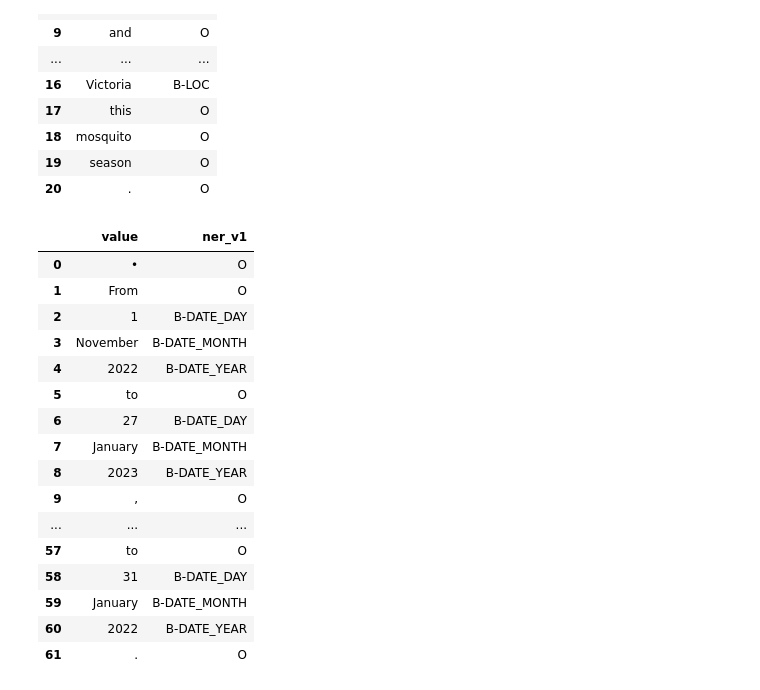
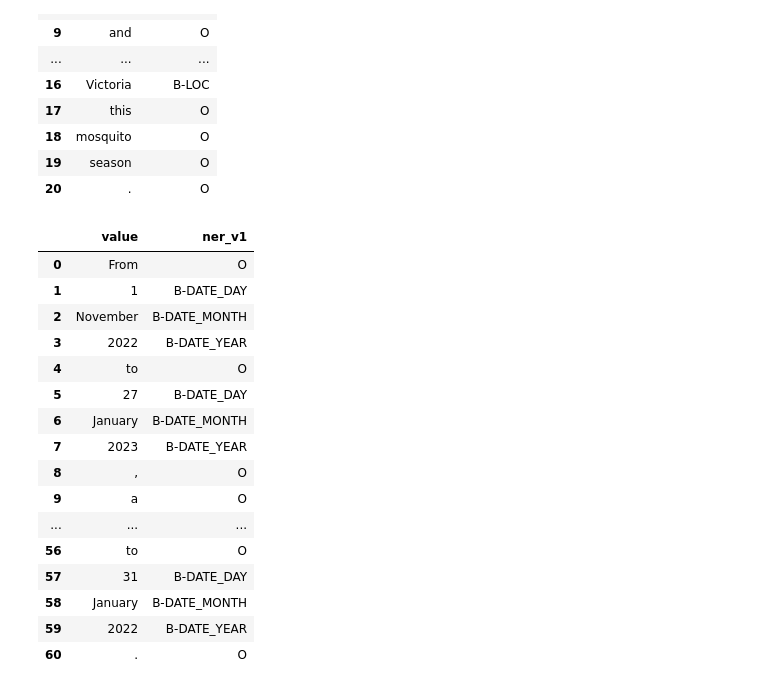
Before and after one commit to csanny/Survice-BERT, a Jupyter notebook: predict.ipynb, the cells around one changed output. Drawn from its saved outputs; the diff is of its cells as text; code cells hidden in the pictures.

```diff
--- a/predict.ipynb
+++ b/predict.ipynb
@@ -71,25 +71,25 @@ pd.DataFrame({'value':predict_result[0][0], 'ner_v1':predict_result[1][0]})
 | 19 | season | O |
 | 20 | . | O |
 # %%
-sentence2 = '•	From 1 November 2022 to 27 January 2023, a total of 559 cases of meningitis (of which 111 are laboratory confirmed), including 18 deaths (overall CFR 3.2%), have been reported from Zinder Region, southeast of Niger, compared to the 231 cases reported during 1 November 2021 to 31 January 2022.'
+sentence2 = 'From 1 November 2022 to 27 January 2023, a total of 559 cases of meningitis (of which 111 are laboratory confirmed), including 18 deaths (overall CFR 3.2%), have been reported from Zinder Region, southeast of Niger, compared to the 231 cases reported during 1 November 2021 to 31 January 2022.'
 predict_result = model.predict_text(sentence2)
 
 pd.DataFrame({'value':predict_result[0][0], 'ner_v1':predict_result[1][0]})
 # %% [output]
 |  | value | ner_v1 |
-| 0 | • | O |
-| 1 | From | O |
-| 2 | 1 | B-DATE_DAY |
-| 3 | November | B-DATE_MONTH |
-| 4 | 2022 | B-DATE_YEAR |
-| 5 | to | O |
-| 6 | 27 | B-DATE_DAY |
-| 7 | January | B-DATE_MONTH |
-| 8 | 2023 | B-DATE_YEAR |
-| 9 | , | O |
+| 0 | From | O |
+| 1 | 1 | B-DATE_DAY |
+| 2 | November | B-DATE_MONTH |
+| 3 | 2022 | B-DATE_YEAR |
+| 4 | to | O |
+| 5 | 27 | B-DATE_DAY |
+| 6 | January | B-DATE_MONTH |
+| 7 | 2023 | B-DATE_YEAR |
+| 8 | , | O |
+| 9 | a | O |
 | ... | ... | ... |
-| 57 | to | O |
-| 58 | 31 | B-DATE_DAY |
-| 59 | January | B-DATE_MONTH |
-| 60 | 2022 | B-DATE_YEAR |
-| 61 | . | O |
+| 56 | to | O |
+| 57 | 31 | B-DATE_DAY |
+| 58 | January | B-DATE_MONTH |
+| 59 | 2022 | B-DATE_YEAR |
+| 60 | . | O |
```
Also changed, not shown: parts of 1 cell of this notebook.
